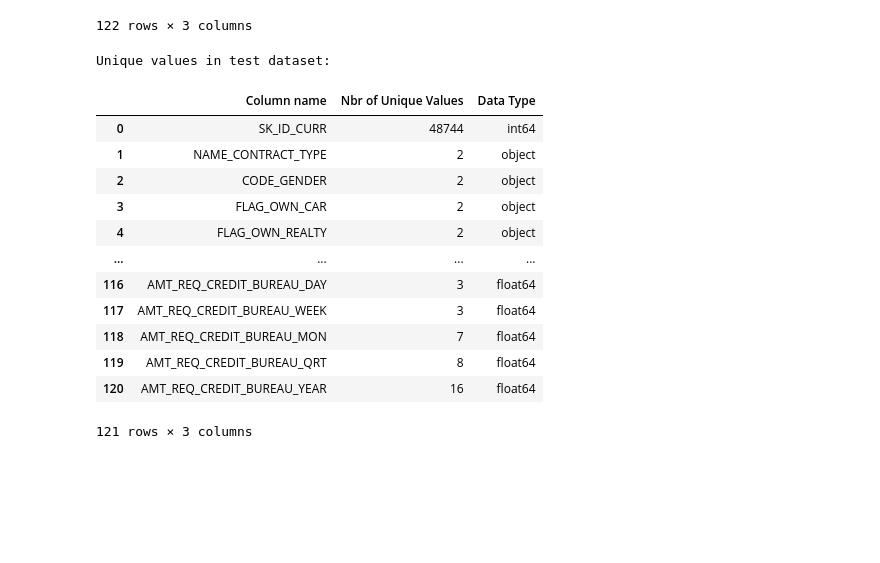
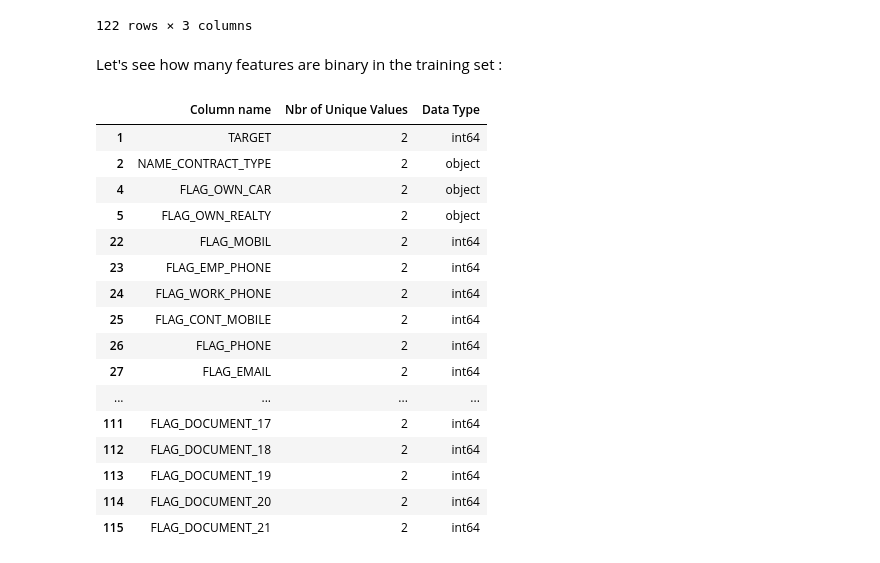
Before and after one commit to Duramann/BigDataApplicationProject, a Jupyter notebook: notebooks/1.0-TD-data-exploration.ipynb, the cells around one changed output. Saved outputs shown, nothing was run; the diff lists cells and outputs as text; code cells hidden in the pictures; blank space fills up the shorter version.

```diff
--- a/notebooks/1.0-TD-data-exploration.ipynb
+++ b/notebooks/1.0-TD-data-exploration.ipynb
@@ -192,22 +187,25 @@ Unique values in train dataset:
 | 120 | AMT_REQ_CREDIT_BUREAU_QRT | 11 | float64 |
 | 121 | AMT_REQ_CREDIT_BUREAU_YEAR | 25 | float64 |
 122 rows × 3 columns
-# %%
-print("Unique values in test dataset:")
-print()
-test_df_unique
-# %% [output]
-Unique values in test dataset:
-|  | Column name | Nbr of Unique Values | Data Type |
-| 0 | SK_ID_CURR | 48744 | int64 |
-| 1 | NAME_CONTRACT_TYPE | 2 | object |
-| 2 | CODE_GENDER | 2 | object |
-| 3 | FLAG_OWN_CAR | 2 | object |
-| 4 | FLAG_OWN_REALTY | 2 | object |
-| ... | ... | ... | ... |
-| 116 | AMT_REQ_CREDIT_BUREAU_DAY | 3 | float64 |
-| 117 | AMT_REQ_CREDIT_BUREAU_WEEK | 3 | float64 |
-| 118 | AMT_REQ_CREDIT_BUREAU_MON | 7 | float64 |
-| 119 | AMT_REQ_CREDIT_BUREAU_QRT | 8 | float64 |
-| 120 | AMT_REQ_CREDIT_BUREAU_YEAR | 16 | float64 |
-121 rows × 3 columns
+# %% [markdown]
+Let's see how many features are binary in the training set :
+# %%
+train_df_unique[train_df_unique['Nbr of Unique Values']==2]
+# %% [output]
+|  | Column name | Nbr of Unique Values | Data Type |
+| 1 | TARGET | 2 | int64 |
+| 2 | NAME_CONTRACT_TYPE | 2 | object |
+| 4 | FLAG_OWN_CAR | 2 | object |
+| 5 | FLAG_OWN_REALTY | 2 | object |
+| 22 | FLAG_MOBIL | 2 | int64 |
+| 23 | FLAG_EMP_PHONE | 2 | int64 |
+| 24 | FLAG_WORK_PHONE | 2 | int64 |
+| 25 | FLAG_CONT_MOBILE | 2 | int64 |
+| 26 | FLAG_PHONE | 2 | int64 |
+| 27 | FLAG_EMAIL | 2 | int64 |
+| ... | ... | ... | ... |
+| 111 | FLAG_DOCUMENT_17 | 2 | int64 |
+| 112 | FLAG_DOCUMENT_18 | 2 | int64 |
+| 113 | FLAG_DOCUMENT_19 | 2 | int64 |
+| 114 | FLAG_DOCUMENT_20 | 2 | int64 |
+| 115 | FLAG_DOCUMENT_21 | 2 | int64 |
```
Also changed, not shown: parts of 4 cells of this notebook.
